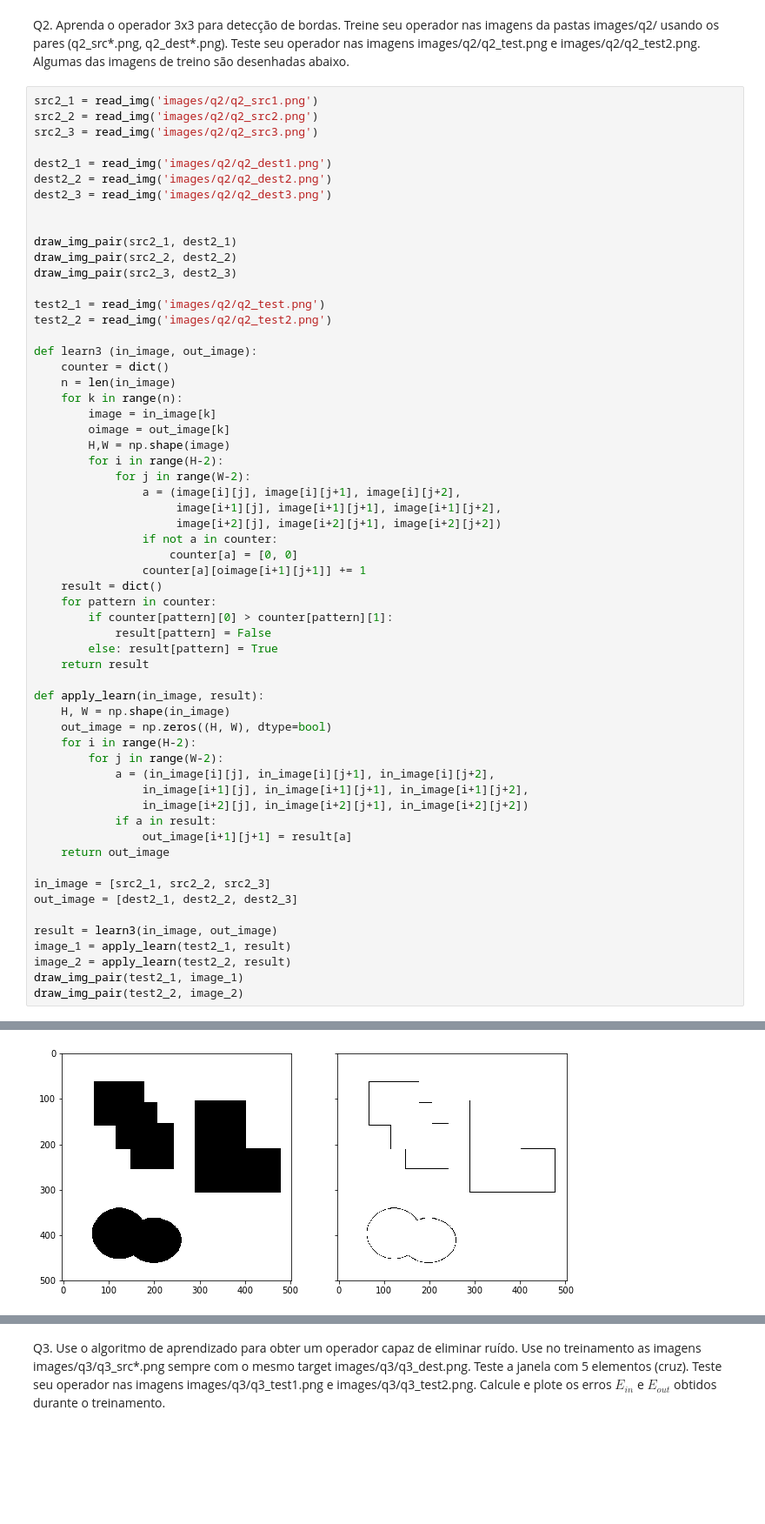
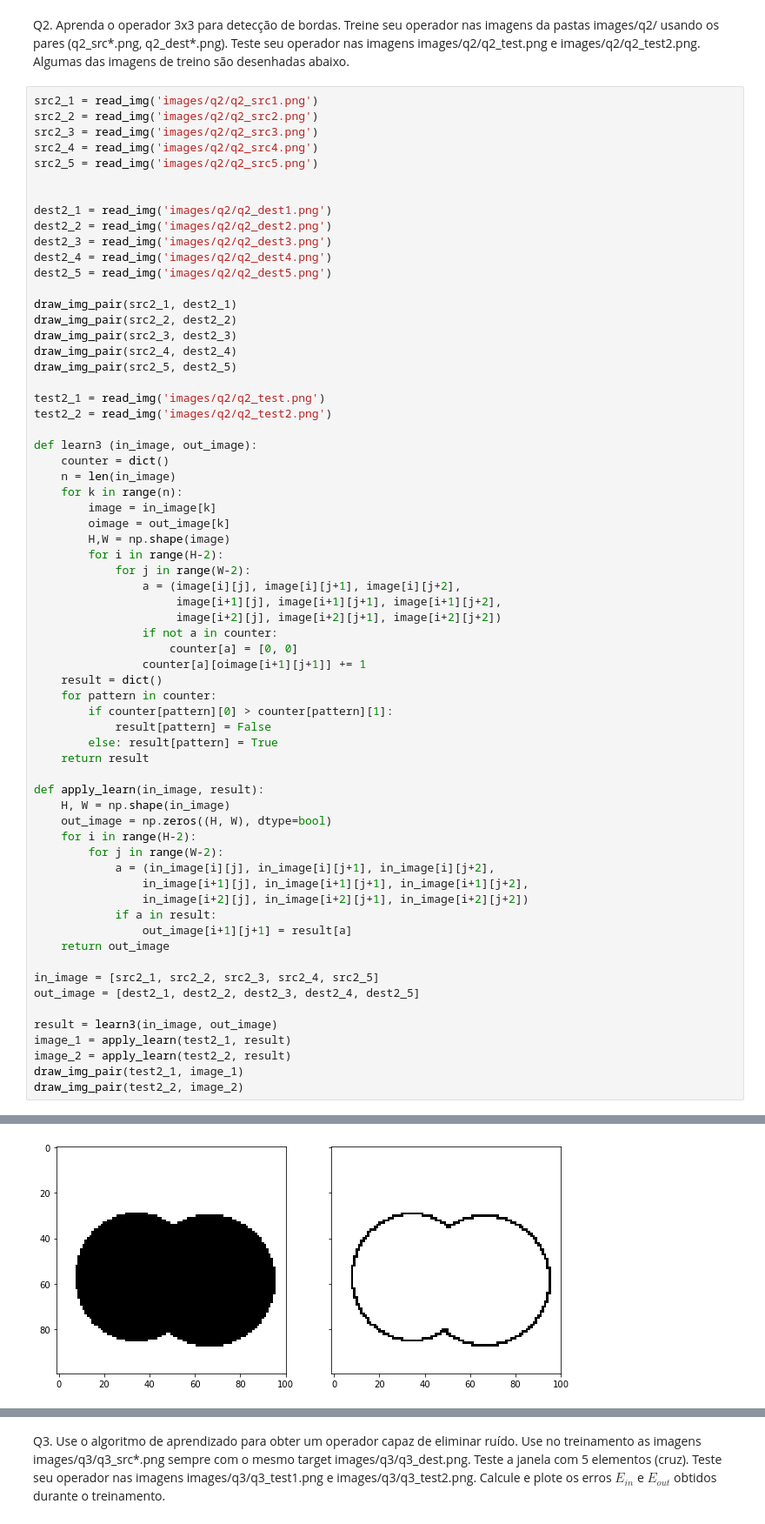
Before and after one commit to Larissa13/Mac0460-ML, a Jupyter notebook: ep1/ep1.ipynb, the cells around one changed output, grey strips where cells are left out. Shown: that part at 87% size. Drawn from its saved outputs; the diff is of its cells as text; blank space fills up the shorter version.

```diff
--- a/ep1/ep1.ipynb
+++ b/ep1/ep1.ipynb
@@ -69,15 +69,21 @@ Q2. Aprenda o operador 3x3 para detecção de bordas. Treine seu operador nas im
 src2_1 = read_img('images/q2/q2_src1.png')
 src2_2 = read_img('images/q2/q2_src2.png')
 src2_3 = read_img('images/q2/q2_src3.png')
+src2_4 = read_img('images/q2/q2_src4.png')
+src2_5 = read_img('images/q2/q2_src5.png')
+
 
 dest2_1 = read_img('images/q2/q2_dest1.png')
 dest2_2 = read_img('images/q2/q2_dest2.png')
 dest2_3 = read_img('images/q2/q2_dest3.png')
-
+dest2_4 = read_img('images/q2/q2_dest4.png')
+dest2_5 = read_img('images/q2/q2_dest5.png')
 
 draw_img_pair(src2_1, dest2_1)
 draw_img_pair(src2_2, dest2_2)
 draw_img_pair(src2_3, dest2_3)
+draw_img_pair(src2_4, dest2_4)
+draw_img_pair(src2_5, dest2_5)
 
 test2_1 = read_img('images/q2/q2_test.png')
 test2_2 = read_img('images/q2/q2_test2.png')
@@ -116,8 +122,8 @@ def apply_learn(in_image, result):
                 out_image[i+1][j+1] = result[a]
     return out_image
 
-in_image = [src2_1, src2_2, src2_3]
-out_image = [dest2_1, dest2_2, dest2_3]
+in_image = [src2_1, src2_2, src2_3, src2_4, src2_5]
+out_image = [dest2_1, dest2_2, dest2_3, dest2_4, dest2_5]
 
 result = learn3(in_image, out_image)
 image_1 = apply_learn(test2_1, result)
@@ -132 +138 @@ draw_img_pair(test2_2, image_2)
-[figure, old version]
+[figure, new version]
```
Also changed, not shown: parts of 1 cell of this notebook.
